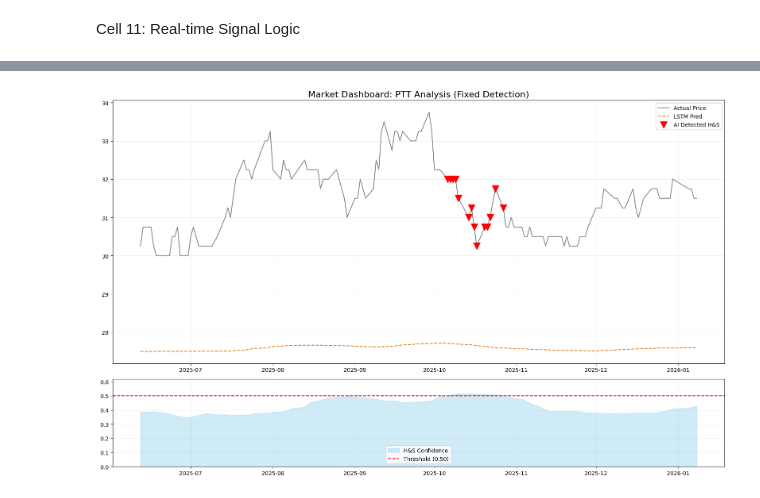
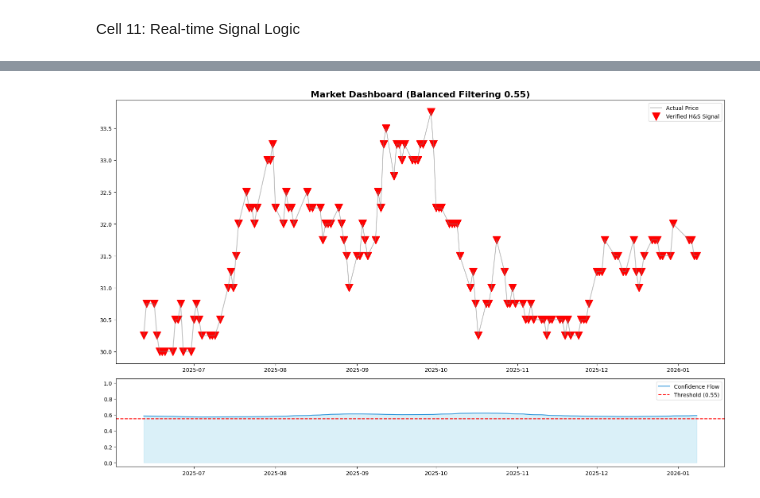
Before and after one commit to hilmanyusoh/Stock-market-chart-pattern-recognition-using-deep-learning, a Jupyter notebook: stock_pattern/code/detect_h&d_dl.ipynb, the cells around one changed output, grey strips where cells are left out. Drawn from its saved outputs; the diff is of its cells as text; code cells hidden in the pictures.

```diff
--- a/stock_pattern/code/detect_h&d_dl.ipynb
+++ b/stock_pattern/code/detect_h&d_dl.ipynb
@@ -213,11 +190,16 @@ Model: "sequential_6"
 # %% [markdown]
 Cell 9: Training Phase
 # %%
-print("--- Training Upgraded CNN with Oversampled Data ---")
-# เพิ่ม Epochs เล็กน้อยเพื่อให้ Model มีเวลาปรับตัวกับ Filter ที่เยอะขึ้น
-history_pat = cnn_model.fit(X_train_final, y_pat_train_final,
-                            epochs=30,
-                            batch_size=32,
-                            validation_split=0.2,
-                            verbose=1)
+weights = {0: 1.0, 1: 10.0}
+
+# 4. เริ่มฝึกสอน
+history = cnn_model.fit(
+    X_train, y_pat_train,
+    epochs=100,
+    batch_size=32,
+    validation_split=0.2,
+    callbacks=[early_stop],
+    class_weight=weights,
+    verbose=1
+)
 # %% [output]
@@ -315,36 +303,35 @@ Predicted Next Price: 27.60
 # %%
 import matplotlib.gridspec as gridspec
 
-test_dates = df['time'].iloc[split + SEQ_LENGTH:].reset_index(drop=True)
-test_actual = df['close'].iloc[split + SEQ_LENGTH:].reset_index(drop=True)
-p_preds_rescaled = scaler.inverse_transform(p_preds).flatten()
+# 1. เตรียมข้อมูล (ปรับเกณฑ์เป็น 0.55 เพื่อให้ AI กลับมาทำนาย)
+test_df = df.iloc[split + SEQ_LENGTH:].copy().reset_index(drop=True)
+test_df['probs'] = pat_probs.flatten()
+current_threshold = 0.55 # กำหนดตัวแปรเดียวเพื่อใช้ทุกจุด
+test_df['preds'] = (test_df['probs'] > 0.55).astype(int)
 
+# 2. สร้าง Dashboard
 plt.figure(figsize=(16, 10))
 gs = gridspec.GridSpec(2, 1, height_ratios=[3, 1])
 
-# Subplot 1: Price and Detection Arrows
+# กราฟบน: ราคาและลูกศร
 ax0 = plt.subplot(gs[0])
-ax0.plot(test_dates, test_actual, label='Actual Price', color='#2c3e50', alpha=0.6)
-ax0.plot(test_dates, p_preds_rescaled, label='LSTM Pred', color='#e67e22', linestyle='--')
+ax0.plot(test_df['time'], test_df['close'], color='gray', alpha=0.5, label='Actual Price')
+signals = test_df[test_df['preds'] == 1]
+ax0.scatter(signals['time'], signals['close'], color='red', marker='v', s=200, label='Verified H&S Signal')
+# แก้ไขจุดที่ 1: ชื่อกราฟให้สอดคล้องกับค่าจริง
+ax0.set_title(f"Market Dashboard (Balanced Filtering {current_threshold})", fontsize=16, fontweight='bold')
+ax0.legend()
 
-# ปักหมุดจุดที่ความมั่นใจชนะ Dynamic Threshold
-hs_indices = np.where(pat_probs.flatten() > dynamic_threshold)[0]
-ax0.scatter(test_dates.iloc[hs_indices], test_actual.iloc[hs_indices],
-            color='red', marker='v', s=150, label='AI Detected H&S', zorder=5)
-
-ax0.set_title(f"Market Dashboard: {SYMBOL} Analysis (Fixed Detection)", fontsize=16)
-ax0.legend()
-ax0.grid(True, alpha=0.2)
-
-# Subplot 2: Confidence Area
+# กราฟล่าง: Confidence Flow
 ax1 = plt.subplot(gs[1], sharex=ax0)
-ax1.fill_between(test_dates, pat_probs.flatten(), color='skyblue', alpha=0.4, label='H&S Confidence')
-ax1.axhline(y=dynamic_threshold, color='red', linestyle='--', label=f'Threshold ({dynamic_threshold:.2f})')
-ax1.set_ylim(0, max(pat_probs.max() * 1.2, 0.5)) # ปรับ Scale ให้เห็นชัดขึ้น
+ax1.plot(test_df['time'], test_df['probs'], color='#3498db', label='Confidence Flow')
+ax1.fill_between(test_df['time'], test_df['probs'], color='skyblue', alpha=0.3)
+# แก้ไขจุดที่ 2: ขยับเส้นประมาที่ 0.55
+ax1.axhline(y=current_threshold, color='red', linestyle='--', label=f'Threshold ({current_threshold})')
+ax1.set_ylim(-0.05, 1.05)
 ax1.legend()
-ax1.grid(True, alpha=0.2)
 
 plt.tight_layout()
 plt.show()
 # %% [output]
-[figure, old version]
+[figure, new version]
```
Also changed, not shown: parts of 8 cells of this notebook, 2 other files.
